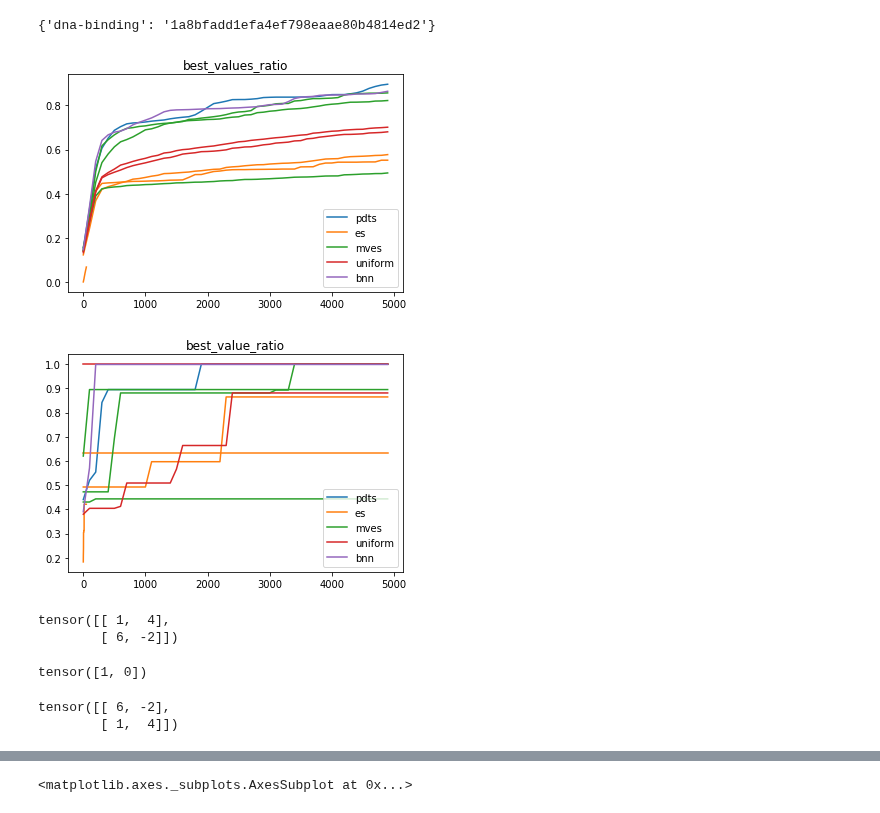
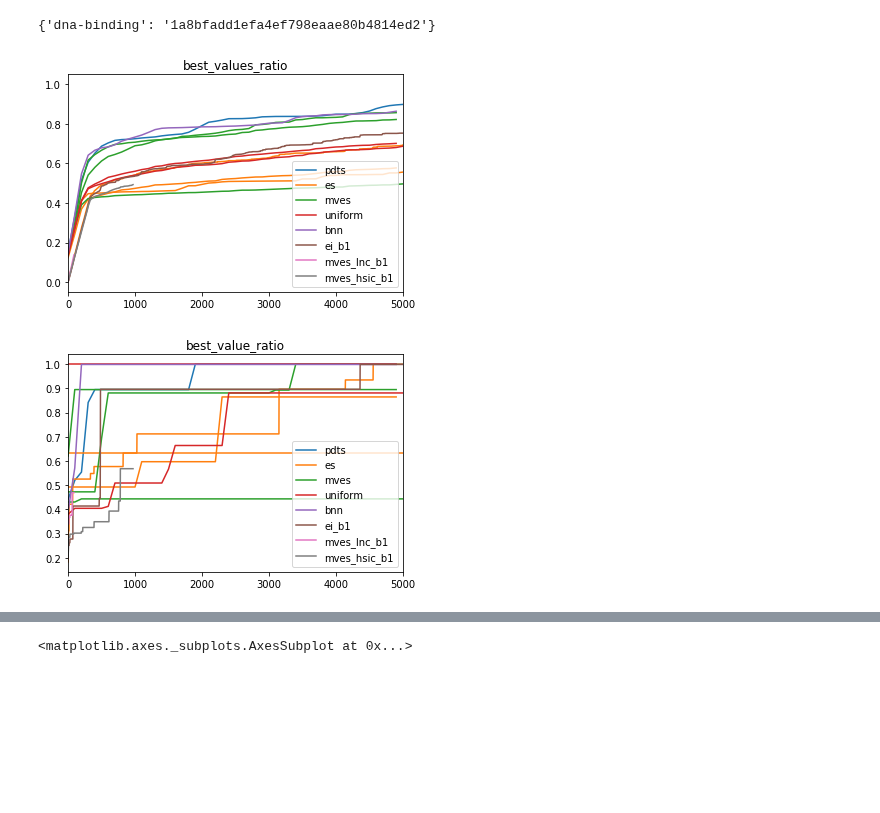
Before and after one commit to tmfs10/bb-opt, a Jupyter notebook: notebooks_nathan/comet_charts.ipynb, the cells around one changed output, grey strips where cells are left out. Cells and saved outputs as stored; diff of their text form; code cells hidden in the pictures; blank space fills up the shorter version.

Commit message:
GPU HSIC, etc.

```diff
--- a/notebooks_nathan/comet_charts.ipynb
+++ b/notebooks_nathan/comet_charts.ipynb
@@ -18,9 +38,3 @@ projects = api.get_project_names_and_ids(workspace)
 projects
 # %% [output]
 {'dna-binding': '1a8bfadd1efa4ef798eaae80b4814ed2'}
-# %%
-project = projects["dna-binding"]
-
-query_params = {"save_key": "pi"}
-# query_params = [{"save_key": "mi"}, {"save_key": "pi"}, {"save_key": "pdts"}]
-experiments = api.get_experiments_with_params(project, query_params)
@@ -27,7 +43,7 @@ experiments = api.get_experiments_with_params(project, query_params)
 # %%
 # def get_...():
 group_by = "save_key"
-group_values = ["pdts", "mves", "es", "uniform", "bnn"]#, "hsic_pdts", "hsic_ms"]
+group_values = ["pdts", "mves", "es", "uniform", "bnn", "ei_b1", "mves_lnc_b1", "mves_hsic_b1"]#, "hsic_pdts", "hsic_ms"]
 # group_values = []
 plot_metrics = ("best_values_ratio", "best_value_ratio")
 filter_params = {"dataset": "crx_ref_r1"}
@@ -71,12 +67,13 @@ for grouped_value, experiments in grouped_exps.items():
 # %%
 for metric in plot_data:
     plt.figure()
     for i, (group_name, dfs) in enumerate(plot_data[metric].items()):
         for j, df in enumerate(dfs):
-            plt.plot(df[x_name][:50], df.value[:50], label=group_name if j == 0 else "", color=f"C{i}")
+            plt.plot(df[x_name], df.value, label=group_name if j == 0 else "", color=f"C{i}")
 
     plt.legend()
     plt.title(metric)
+    plt.xlim(0, 5000)
 # %% [output]
-[figure, old version]
+[figure, new version]
-[figure, old version]
+[figure, new version]
@@ -85,16 +79,0 @@ import torch
-# %%
-t = torch.tensor([[1,4],[6,-2]])
-t
-# %% [output]
-tensor([[ 1,  4],
-        [ 6, -2]])
-# %%
-i = t.argmax(dim=1)
-i
-# %% [output]
-tensor([1, 0])
-# %%
-t[i]
-# %% [output]
-tensor([[ 6, -2],
-        [ 1,  4]])
```
Also changed, not shown: parts of 9 cells of this notebook, 7 other files.
